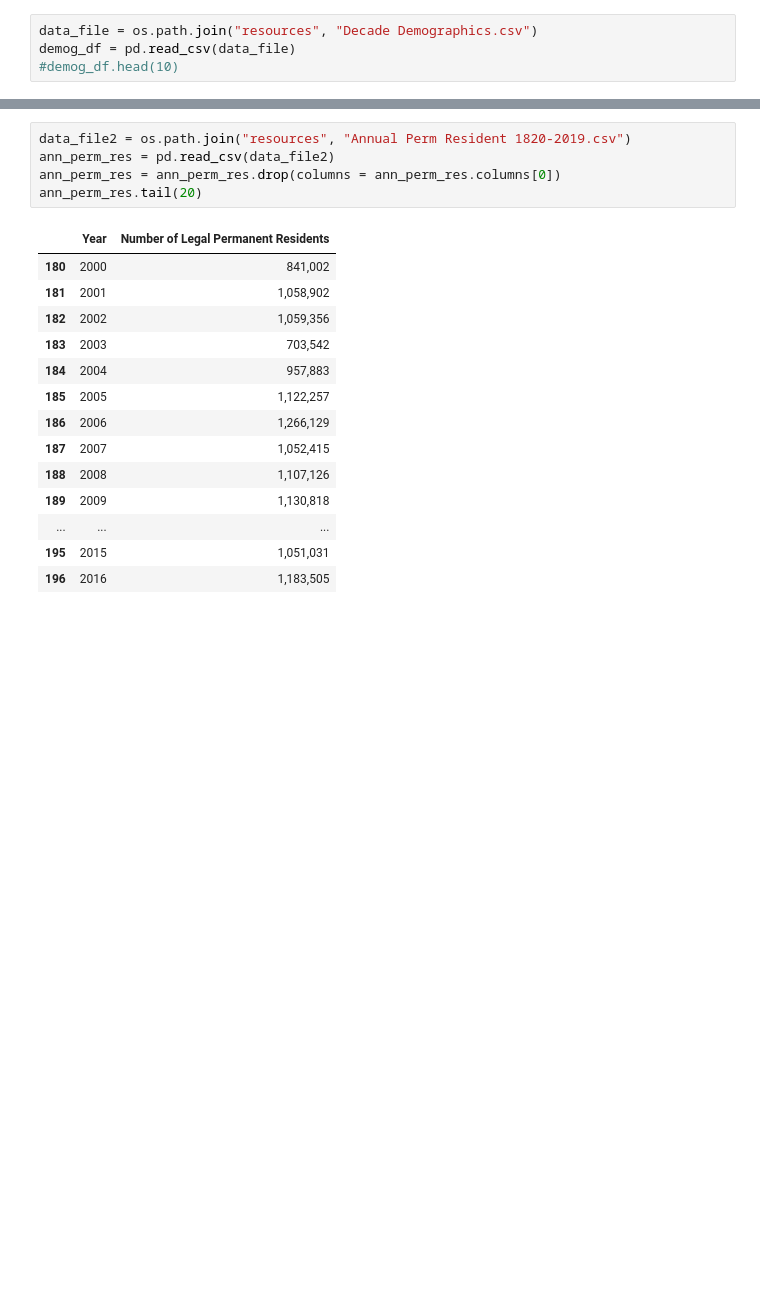
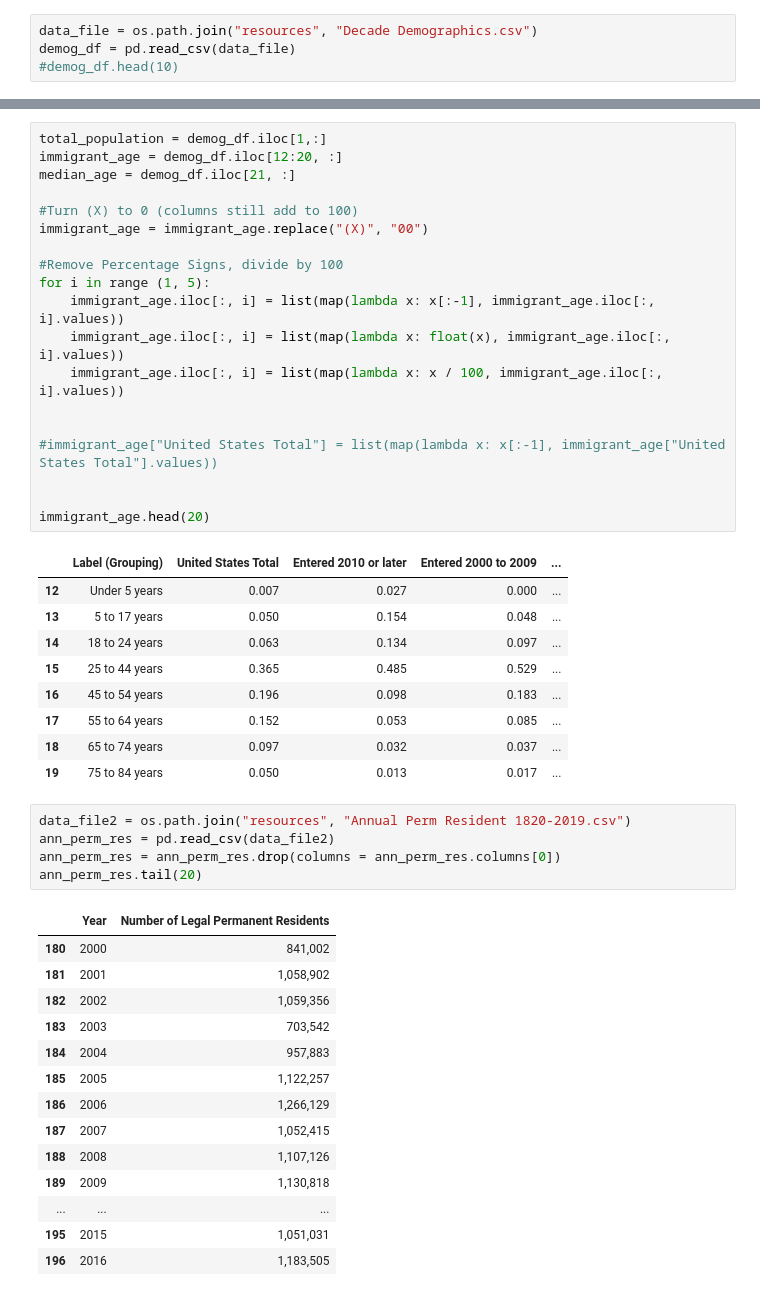
Before and after one commit to halabi93/Immigration-Data-Analysis, a Jupyter notebook: ImmigrantData.ipynb, the cells around one changed output, grey strips where cells are left out. Cells and saved outputs as stored; diff of their text form; blank space fills up the shorter version.

Commit message:
EDA immigrant age

```diff
--- a/ImmigrantData.ipynb
+++ b/ImmigrantData.ipynb
@@ -41,3 +45,32 @@ demog_df.head(25)
+# %%
+total_population = demog_df.iloc[1,:]
+immigrant_age = demog_df.iloc[12:20, :]
+median_age = demog_df.iloc[21, :]
+
+#Turn (X) to 0 (columns still add to 100)
+immigrant_age = immigrant_age.replace("(X)", "00")
+
+#Remove Percentage Signs, divide by 100
+for i in range (1, 5):
+    immigrant_age.iloc[:, i] = list(map(lambda x: x[:-1], immigrant_age.iloc[:, i].values))
+    immigrant_age.iloc[:, i] = list(map(lambda x: float(x), immigrant_age.iloc[:, i].values))
+    immigrant_age.iloc[:, i] = list(map(lambda x: x / 100, immigrant_age.iloc[:, i].values))
+
+
+#immigrant_age["United States Total"] = list(map(lambda x: x[:-1], immigrant_age["United States Total"].values))
+
+
+immigrant_age.head(20)
+# %% [output]
+|  | Label (Grouping) | United States Total | Entered 2010 or later | Entered 2000 to 2009 | ... |
+| 12 | Under 5 years | 0.007 | 0.027 | 0.000 | ... |
+| 13 | 5 to 17 years | 0.050 | 0.154 | 0.048 | ... |
+| 14 | 18 to 24 years | 0.063 | 0.134 | 0.097 | ... |
+| 15 | 25 to 44 years | 0.365 | 0.485 | 0.529 | ... |
+| 16 | 45 to 54 years | 0.196 | 0.098 | 0.183 | ... |
+| 17 | 55 to 64 years | 0.152 | 0.053 | 0.085 | ... |
+| 18 | 65 to 74 years | 0.097 | 0.032 | 0.037 | ... |
+| 19 | 75 to 84 years | 0.050 | 0.013 | 0.017 | ... |
 # %%
 data_file2 = os.path.join("resources", "Annual Perm Resident 1820-2019.csv")
 ann_perm_res = pd.read_csv(data_file2)
```
Also changed, not shown: parts of 3 cells of this notebook.
